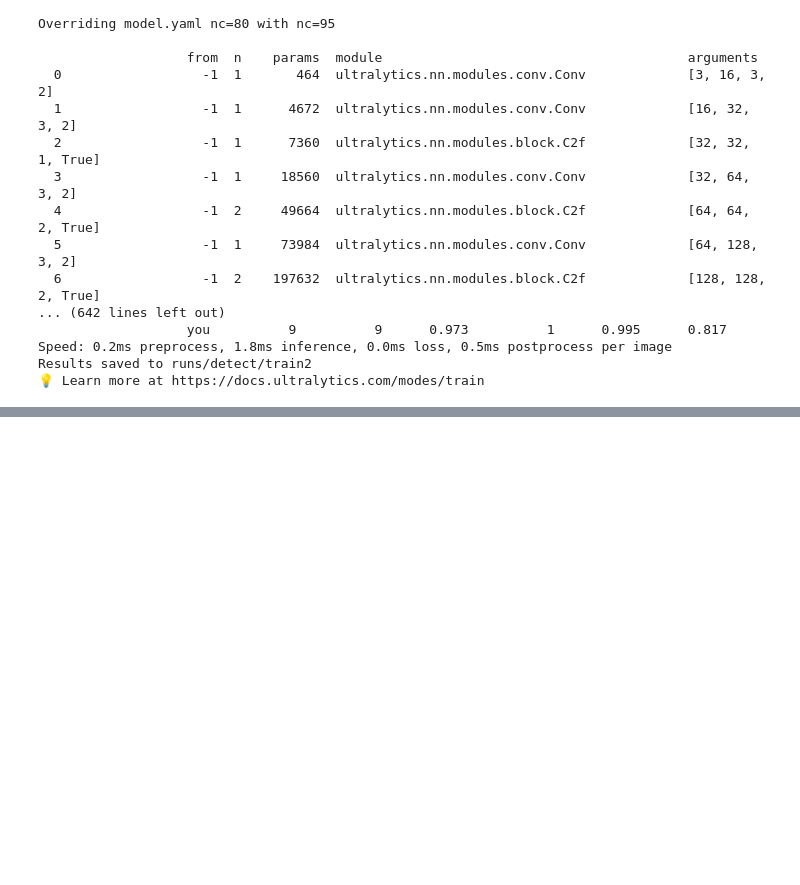
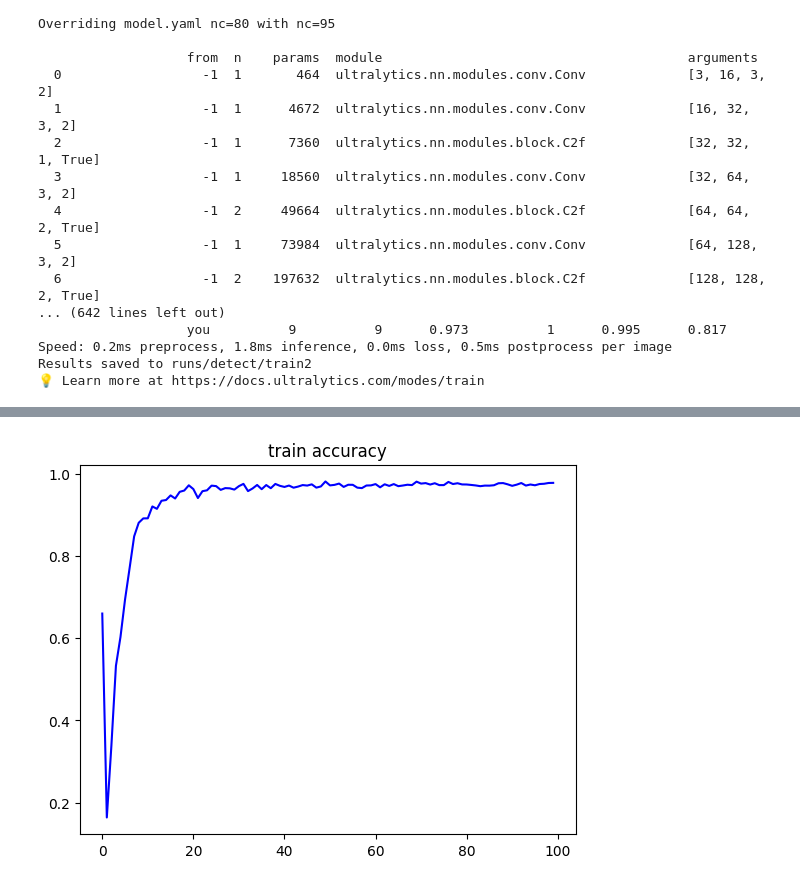
Before and after one commit to ahmedhany14/Egyption-Hieroglyphs-detection, a Jupyter notebook: src/Object Detection/workspaceTrianing.ipynb, the cells around one changed output, grey strips where cells are left out. Cells and saved outputs as stored; diff of their text form; code cells hidden in the pictures; blank space fills up the shorter version.

Commit message:
YOLO Check accuracy

```diff
--- a/src/Object Detection/workspaceTrianing.ipynb
+++ b/src/Object Detection/workspaceTrianing.ipynb
@@ -273,0 +306,6 @@ Results saved to runs/detect/train2
+# %%
+plt.plot(result["metrics/recall(B)"], label="metrics/recall(B)", color="blue")
+plt.title("train accuracy")
+plt.show()
+# %% [output]
+[figure, added]
```
Also changed, not shown: parts of 7 cells of this notebook.
